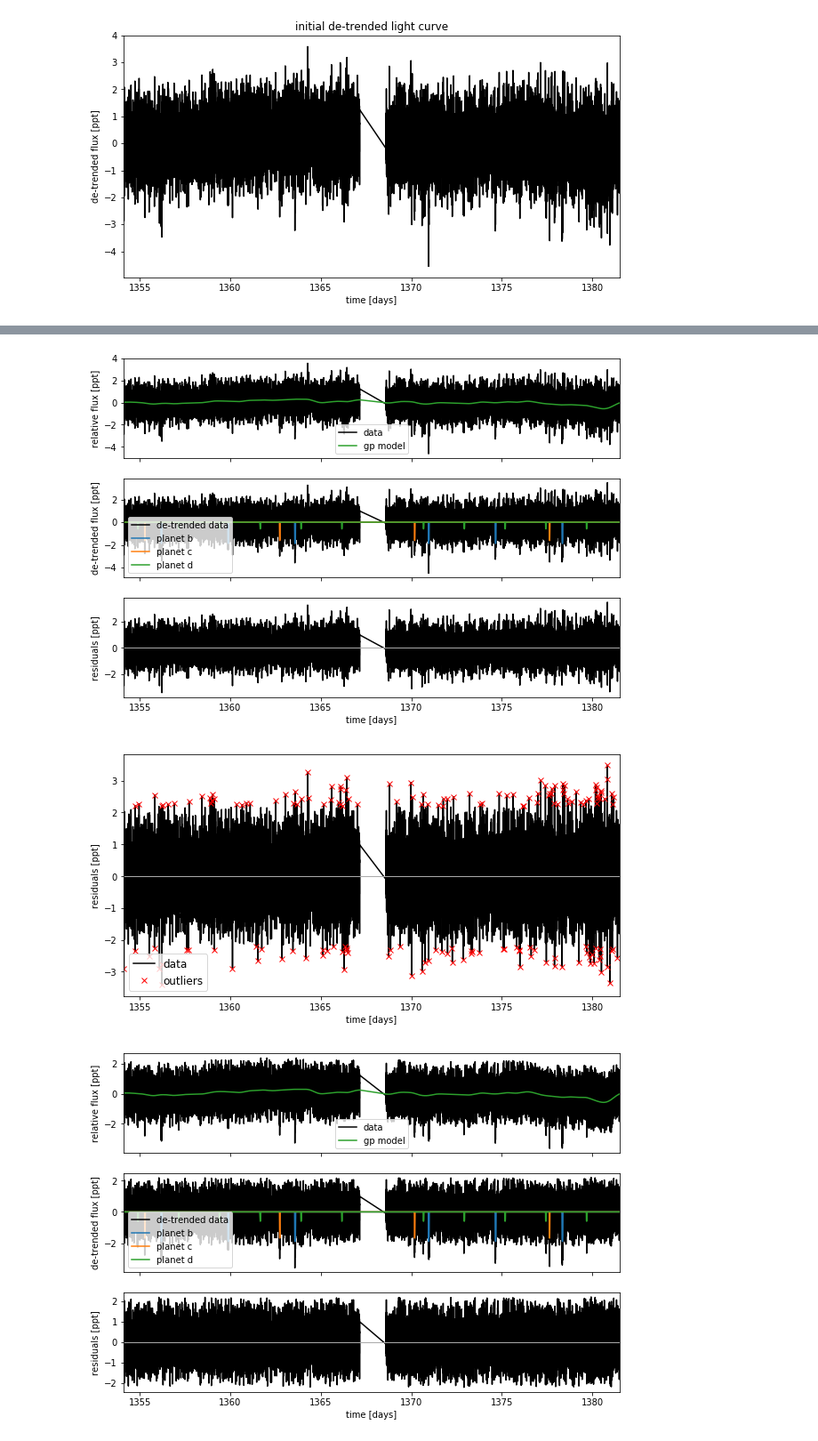
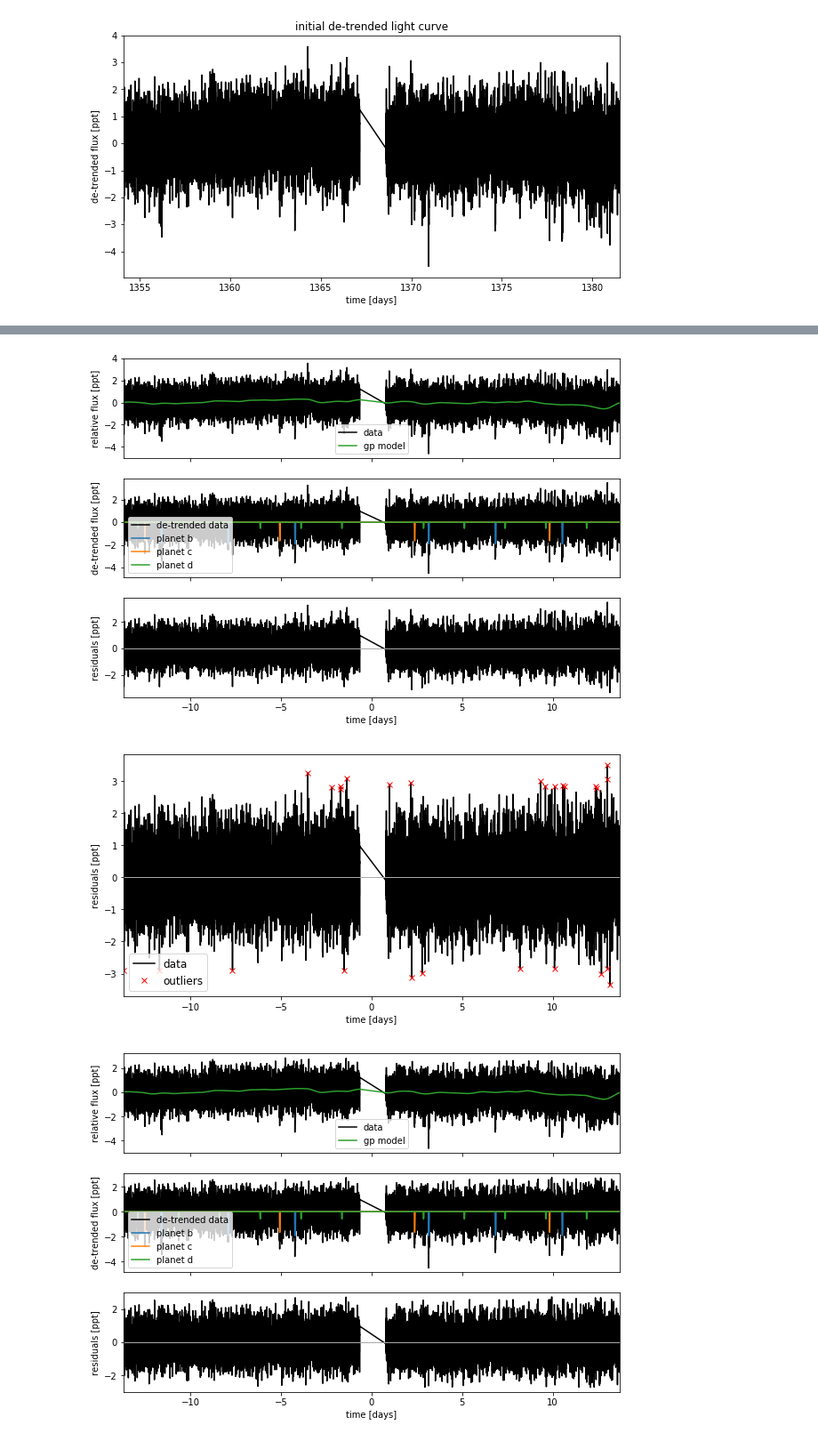
Before and after one commit to mrtommyb/l98-59-transitmodel, a Jupyter notebook: code/exoplanet-test.ipynb, the cells around one changed output, grey strips where cells are left out. Shown at 89% size. Saved outputs shown, nothing was run; the diff lists cells and outputs as text; code cells hidden in the pictures.

```diff
--- a/code/exoplanet-test.ipynb
+++ b/code/exoplanet-test.ipynb
@@ -155,13 +157,13 @@ XTX = np.dot(X_pld[m].T, X_pld[m])
 w_pld = np.linalg.solve(XTX, np.dot(X_pld[m].T, lc.flux[m]))
 pld_flux = np.dot(X_pld, w_pld)
 
-x = np.ascontiguousarray(lc.time, dtype=np.float64)
+x = np.ascontiguousarray(lc.time-ref_time, dtype=np.float64)
 y = np.ascontiguousarray(lc.flux-pld_flux, dtype=np.float64)
 
 plt.figure(figsize=(10, 5))
-plt.plot(lc.time, y, "k")
+plt.plot(x, y, "k")
 plt.xlabel("time [days]")
 plt.ylabel("de-trended flux [ppt]")
 plt.title("final de-trended light curve")
-plt.xlim(lc.time.min(), lc.time.max());
+plt.xlim(x.min(), x.max());
 # %% [output]
@@ -210,7 +212,7 @@ def build_model(mask=None, start=None):
         # Prior to require physical parameters
 #         pm.Potential("m_star_prior", tt.switch(m_star > 0, 0, -np.inf))
         pm.Potential("r_star_prior", tt.switch(r_star > 0, 0, -np.inf))
-
+        pm.Potential("rho_star_prior", tt.switch(rho_star > 0, 0, -np.inf))
 
         # Orbital parameters for the planets
         logP = pm.Normal("logP", mu=np.log(bls_periods), sd=1, shape=3)
@@ -219,7 +221,7 @@ def build_model(mask=None, start=None):
             min_radius=0.01, max_radius=0.3,
             testval_r=np.sqrt(1e-3)*np.sqrt(bls_depths),
             testval_b=[0.1,0.8,0.1])
-        ecc = pm.Bound(pm.Beta, lower=0.0, upper=1.0)("ecc", alpha=0.867, beta=3.03, testval=0.01, shape=3)
+        ecc = pm.Beta("ecc", alpha=0.867, beta=3.03, testval=0.01, shape=3)
         omega = xo.distributions.Angle("omega", shape=3)
 
         # Log-uniform prior on ror
@@ -239,22 +241,23 @@ def build_model(mask=None, start=None):
             r_star=r_star, #m_star=m_star,
             period=period, t0=t0, b=b,
             ecc=ecc, omega=omega,
-            rho_star=rho_star)
+            rho_star=rho_star,
+            )
 
         a = pm.Deterministic("a", orbit.a)
-#         pm.Deterministic("rho_star", orbit.rho_star)
-        pm.Potential("ecc_prior", tt.switch((ecc < 1 - (1/a)), 0, -np.inf))
+#         pm.Potential("ecc_prior", tt.switch((ecc < 1 - (1/a)), 0, -np.inf))
 
         # Compute the model light curve using starry
-        light_curves = xo.StarryLightCurve(u_star, r_star=r_star).get_light_curve(
+        light_curves = xo.StarryLightCurve(u_star).get_light_curve(
             orbit=orbit, r=r_pl, t=x[mask], texp=texp)*1e3
-        light_curve = pm.math.sum(light_curves, axis=-1) + mean
-        pm.Deterministic("light_curves", light_curves)
+        light_curve = pm.math.sum(light_curves, axis=-1)
+        pm.Deterministic("light_curve", light_curve)
+        model.light_curves = light_curves
 
         # GP model for the light curve
         kernel = xo.gp.terms.SHOTerm(log_S0=logS0, log_w0=logw0, Q=1/np.sqrt(2))
         gp = xo.gp.GP(kernel, x[mask], tt.exp(logs2) + tt.zeros(mask.sum()), J=2)
-        pm.Potential("transit_obs", gp.log_likelihood(y[mask] - light_curve))
+        pm.Potential("transit_obs", gp.log_likelihood(y[mask] - light_curve - mean))
         pm.Deterministic("gp_pred", gp.predict())
 
         # Fit for the maximum a posteriori parameters, I've found that I can get
@@ -269,7 +272,7 @@ def build_model(mask=None, start=None):
 
 model0, map_soln0 = build_model()
 # %%
-def plot_light_curve(soln, mask=None):
+def plot_light_curve(model, soln, mask=None):
     if mask is None:
         mask = np.ones(len(x), dtype=bool)
 
@@ -277,21 +280,23 @@ def plot_light_curve(soln, mask=None):
 
     ax = axes[0]
     ax.plot(x[mask], y[mask], "k", label="data")
-    gp_mod = soln["gp_pred"] + soln["mean"]
+    gp_mod = xo.utils.eval_in_model(model.gp_pred, soln, model=model)
+    gp_mod += soln["mean"]
     ax.plot(x[mask], gp_mod, color="C2", label="gp model")
     ax.legend(fontsize=10)
     ax.set_ylabel("relative flux [ppt]")
 
     ax = axes[1]
     ax.plot(x[mask], y[mask] - gp_mod, "k", label="de-trended data")
+    light_curves = xo.utils.eval_in_model(model.light_curves, soln, model=model)
     for i, l in enumerate(["b", "c", 'd']):
-        mod = soln["light_curves"][:, i]
+        mod = light_curves[:, i]
         ax.plot(x[mask], mod, label="planet {0}".format(l))
     ax.legend(fontsize=10, loc=3)
     ax.set_ylabel("de-trended flux [ppt]")
 
     ax = axes[2]
-    mod = gp_mod + np.sum(soln["light_curves"], axis=-1)
+    mod = gp_mod + np.sum(light_curves, axis=-1)
     ax.plot(x[mask], y[mask] - mod, "k")
     ax.axhline(0, color="#aaaaaa", lw=1)
     ax.set_ylabel("residuals [ppt]")
@@ -300,14 +305,14 @@ def plot_light_curve(soln, mask=None):
 
     return fig
 
-plot_light_curve(map_soln0);
+plot_light_curve(model0, map_soln0);
 # %% [output]
-[figure, old version]
+[figure, new version]
 # %%
-mod = map_soln0["gp_pred"] + map_soln0["mean"] + np.sum(map_soln0["light_curves"], axis=-1)
+mod = map_soln0["gp_pred"] + map_soln0["mean"] + map_soln0["light_curve"]
 resid = y - mod
 rms = np.sqrt(np.median(resid**2))
-mask = np.abs(resid) < 4 * rms
+mask = np.abs(resid) < 5 * rms
 
 plt.figure(figsize=(10, 5))
 plt.plot(x, resid, "k", label="data")
@@ -318,10 +323,10 @@ plt.xlabel("time [days]")
 plt.legend(fontsize=12, loc=3)
 plt.xlim(x.min(), x.max());
 # %% [output]
-[figure, old version]
+[figure, new version]
 # %%
 model, map_soln = build_model(mask, map_soln0)
-plot_light_curve(map_soln, mask);
+plot_light_curve(model, map_soln, mask);
 # %% [output]
-[figure, old version]
+[figure, new version]
 # %%
```
Also changed, not shown: parts of 11 cells of this notebook.
